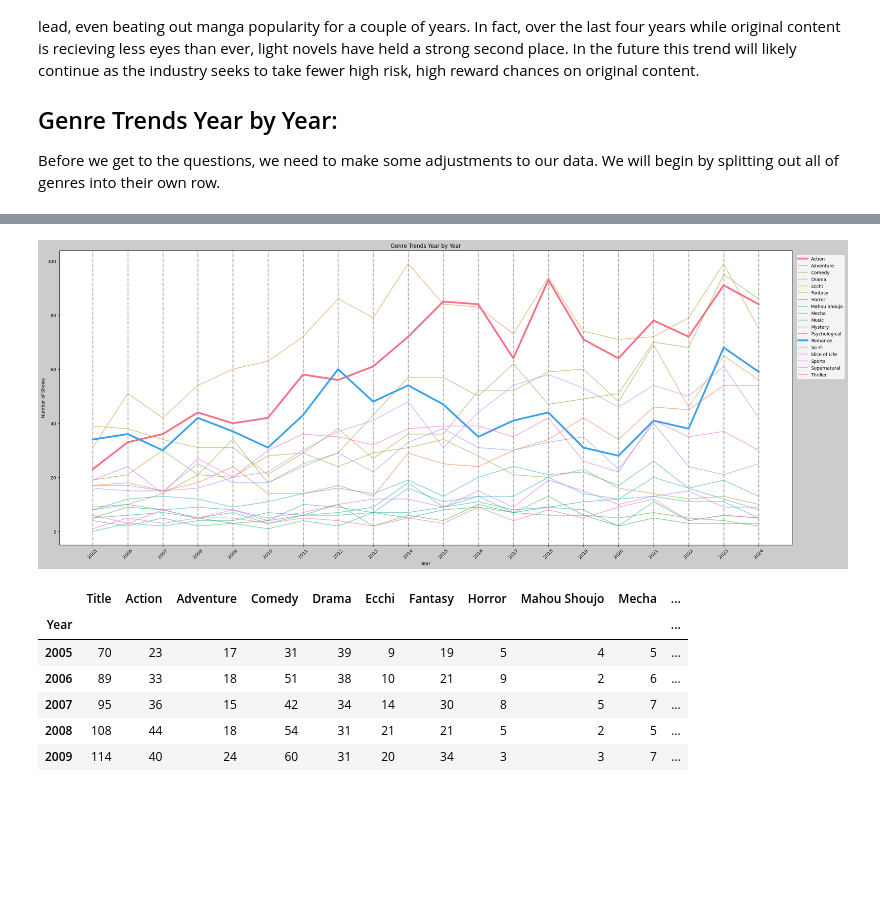
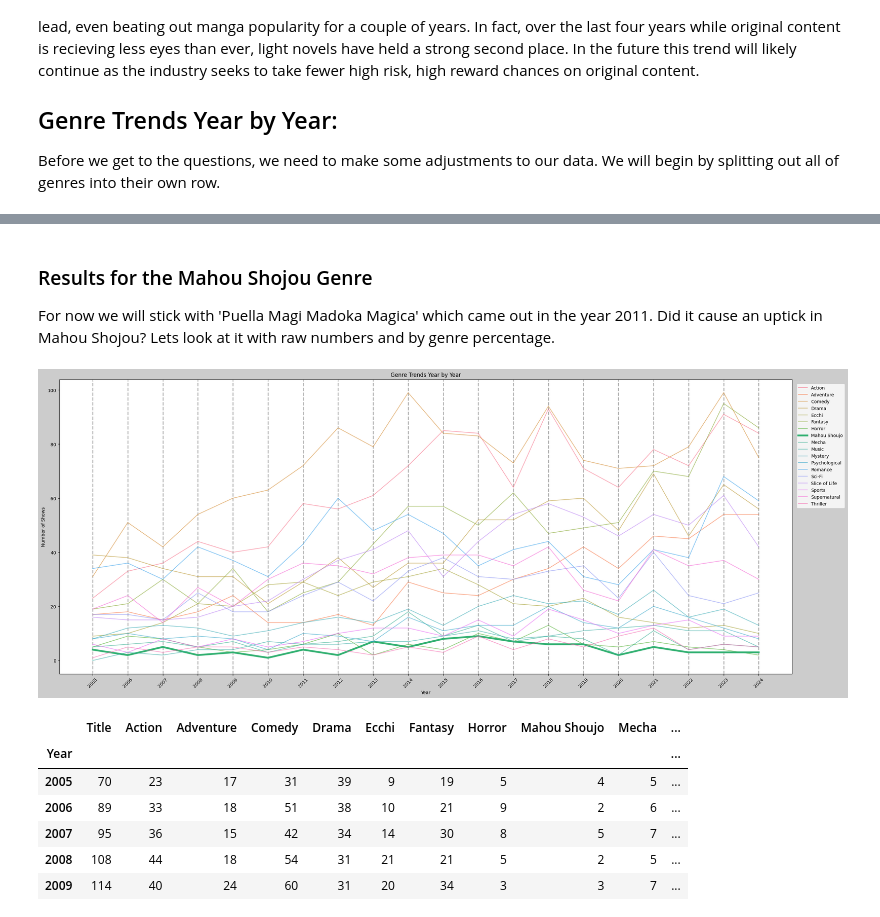
Before and after one commit to leolion023/Anilist, a Jupyter notebook: anilist_analysis.ipynb, the cells around one changed output, grey strips where cells are left out. Drawn from its saved outputs; the diff is of its cells as text; code cells hidden in the pictures; blank space fills up the shorter version.

```diff
--- a/anilist_analysis.ipynb
+++ b/anilist_analysis.ipynb
@@ -131,11 +133,11 @@ colors = sns.color_palette('husl', 6)
 plt.figure(figsize=(25, 10),facecolor='#cccccc')
 
 # Here we create line plots for each source
-for i,tag in enumerate(source_trends.columns):
+for i,source in enumerate(source_trends.columns):
     if i == 0 or i == 2:
-        plt.plot(source_trends.index, source_trends[tag], linewidth = 4, label=tag, color=colors[i % len(colors)])
+        plt.plot(source_trends.index, source_trends[source], linewidth = 4, label=source, color=colors[i % len(colors)])
     else:
-        plt.plot(source_trends.index, source_trends[tag], alpha = .6, label=tag, color=colors[i % len(colors)])
+        plt.plot(source_trends.index, source_trends[source], alpha = .6, label=source, color=colors[i % len(colors)])
 
 plt.title('Source Trends Year by Year')
 plt.xlabel('Year')
@@ -161,11 +163,11 @@ colors = sns.color_palette('husl', 6)
 plt.figure(figsize=(25, 10),facecolor='#cccccc')
 
 # Here we create line plots for each source
-for i,tag in enumerate(source_popularity.columns):
+for i,source in enumerate(source_popularity.columns):
     if i == 0 or i == 2:
-        plt.plot(source_popularity.index, source_popularity[tag], linewidth = 4, label=tag, color=colors[i % len(colors)])
+        plt.plot(source_popularity.index, source_popularity[source], linewidth = 4, label=source, color=colors[i % len(colors)])
     else:
-        plt.plot(source_popularity.index, source_popularity[tag], alpha = 0.6, label=tag, color=colors[i % len(colors)])
+        plt.plot(source_popularity.index, source_popularity[source], alpha = 0.6, label=source, color=colors[i % len(colors)])
 
 plt.title('Source Popularity Year by Year')
 plt.xlabel('Year')
@@ -211,0 +197,5 @@ anilist_genres
+# %%
+anilist_genres = anilist
+anilist_genres['Genres'] = anilist_genres['Genres'].apply(literal_eval) #Transform Genre category from a sting into a list
+anilist_genres = anilist_genres.explode('Genres')
+anilist_genres
@@ -212,30 +241,29 @@ anilist_genres
+# %% [markdown]
+### Results for the Mahou Shojou Genre
+For now we will stick with 'Puella Magi Madoka Magica' which came out in the year 2011. Did it cause an uptick in Mahou Shojou? Lets look at it with raw numbers and by genre percentage.
 # %%
-# Pivot the data to have genre as columns and years as index
 genre_trends = anilist_genres.pivot_table(values='Title', index='Year', columns='Genres', aggfunc='count', fill_value=0)
 colors = sns.color_palette('husl', 18)
 # Plotting
 plt.figure(figsize=(25, 10),facecolor='#cccccc')
-
-# Here we create line plots for each source
-for i,tag in enumerate(genre_trends.columns):
-    if i == 0 or i == 12:
-        plt.plot(genre_trends.index, genre_trends[tag], linewidth = 4, label=tag, color=colors[i % len(colors)])
+for i,genre in enumerate(genre_trends.columns):
+    if i == 7:
+        plt.plot(genre_trends.index, genre_trends[genre], linewidth = 4, label=genre, color=colors[i % len(colors)])
     else:
-        plt.plot(genre_trends.index, genre_trends[tag], alpha = .6, label=tag, color=colors[i % len(colors)])
-
+        plt.plot(genre_trends.index, genre_trends[genre], alpha = 0.6, label=genre, color=colors[i % len(colors)])
 plt.title('Genre Trends Year by Year')
 plt.xlabel('Year')
 plt.ylabel('Number of Shows')
 plt.legend(bbox_to_anchor=(1, 1), loc='upper left', borderaxespad=1.)
 plt.grid(True, which='both', axis='x', linestyle='--', linewidth=2)
 plt.tight_layout()
 
 plt.xticks(range(min(genre_trends.index), max(genre_trends.index) + 1))
 plt.xticks(rotation=45)
 
 plt.show()
 # %% [output]
-[figure, old version]
+[figure, new version]
 # %%
 df_year_count = anilist.groupby('Year').Title.count()
 # %%
```
Also changed, not shown: parts of 28 cells of this notebook.
